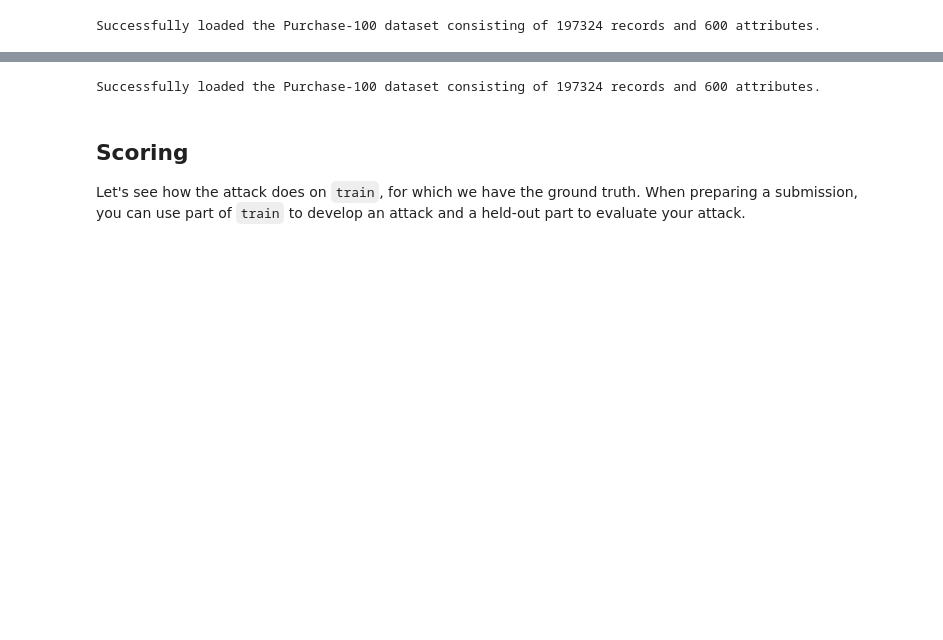
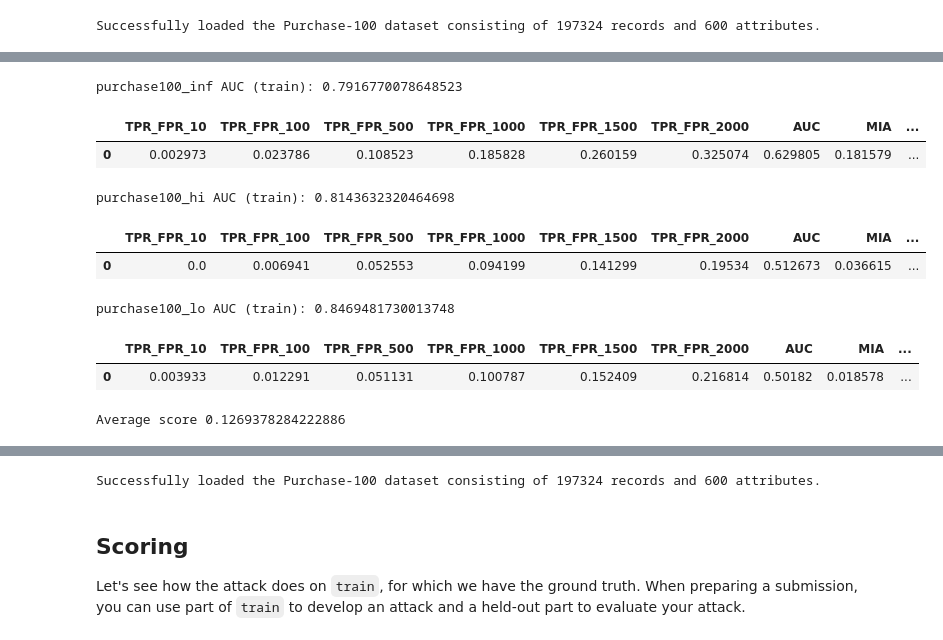
Before and after one commit to iamgroot42/MICO, a Jupyter notebook: starting-kit/purchase100.ipynb, the cells around one changed output, grey strips where cells are left out. Drawn from its saved outputs; the diff is of its cells as text; code cells hidden in the pictures; blank space fills up the shorter version.

```diff
--- a/starting-kit/purchase100.ipynb
+++ b/starting-kit/purchase100.ipynb
@@ -162,0 +99,6 @@ def neighborhood_and_loss(model, features, labels, as_features: bool = False):
+# %%
+def get_losses(model, features, labels):
+    output = model(features)
+    criterion = torch.nn.CrossEntropyLoss(reduction='none')
+    predictions = -criterion(output, labels).detach().cpu().numpy()
+    return predictions
@@ -334,0 +292,68 @@ def approximate_retraining_attack(model, x, challenge_dataset):
+# %%
+from sklearn.ensemble import RandomForestClassifier
+from sklearn.neural_network import MLPClassifier
+from sklearn.model_selection import train_test_split
+from sklearn.neighbors import KNeighborsClassifier
+from sklearn.naive_bayes import GaussianNB
+from sklearn.svm import SVC
+from sklearn.discriminant_analysis import QuadraticDiscriminantAnalysis
+from sklearn import preprocessing
+from sklearn.inspection import permutation_importance
+from sklearn.tree import DecisionTreeClassifier
+from sklearn.svm import SVC
+from sklearn.linear_model import LogisticRegression
+from sklearn.preprocessing import StandardScaler
+from sklearn.pipeline import make_pipeline
+
+# Train different meta-classifiers per scenario
+CHALLENGE = "purchase100"
+scenarios = os.listdir(CHALLENGE)
+# meta_clfs = {x: RandomForestClassifier(max_depth=4) for x in X_for_meta.keys()}
+meta_clfs = {x: RandomForestClassifier(max_depth=10) for x in X_for_meta.keys()}
+# meta_clfs = {x: make_pipeline(StandardScaler(), LogisticRegression()) for x in X_for_meta.keys()}
+# meta_clfs = {x: LogisticRegression(n_jobs=-1) for x in X_for_meta.keys()}
+# meta_clfs = {x: GaussianNB() for x in X_for_meta.keys()}
+
+avg = 0
+for sc in scenarios:
+    X_train, X_test, y_train, y_test = train_test_split(X_for_meta[sc], Y_for_meta[sc], test_size=0.2)
+
+    meta_clfs[sc].fit(X_train, y_train)
+    preds = meta_clfs[sc].predict_proba(X_test)[:, 1]
+    preds_train = meta_clfs[sc].predict_proba(X_train)[:, 1]
+
+    print(f"{sc} AUC (train): {roc_auc_score(y_train, preds_train)}")
+    scores = score(y_test, preds)
+    scores.pop('fpr', None)
+    scores.pop('tpr', None)
+    display(pd.DataFrame([scores]))
+    avg += scores['TPR_FPR_1000']
+print("Average score", avg / 3)
+
+#     scores = score(y_test, preds)
+#     fpr = scores['fpr']
+#     tpr = scores['tpr']
+    #fig = generate_roc(fpr, tpr)
+    #fig.suptitle(f"{sc}", x=-0.1, y=0.5)
+    #fig.tight_layout(pad=1.0)
+
+#     result = permutation_importance(meta_clfs[sc], X_test, y_test, n_repeats=10, random_state=42, n_jobs=-1)
+#     forest_importances = pd.Series(result.importances_mean) #, index=feature_names)
+
+#     fig, ax = plt.subplots()
+#     forest_importances.plot.bar(yerr=result.importances_std, ax=ax)
+#     ax.set_title(f"{sc} : Feature importances using permutation")
+#     ax.set_ylabel("Mean accuracy decrease")
+#     fig.tight_layout()
+#     plt.show()
+# %% [output]
+purchase100_inf AUC (train): 0.7916770078648523
+|  | TPR_FPR_10 | TPR_FPR_100 | TPR_FPR_500 | TPR_FPR_1000 | TPR_FPR_1500 | TPR_FPR_2000 | AUC | MIA | ... |
+| 0 | 0.002973 | 0.023786 | 0.108523 | 0.185828 | 0.260159 | 0.325074 | 0.629805 | 0.181579 | ... |
+purchase100_hi AUC (train): 0.8143632320464698
+|  | TPR_FPR_10 | TPR_FPR_100 | TPR_FPR_500 | TPR_FPR_1000 | TPR_FPR_1500 | TPR_FPR_2000 | AUC | MIA | ... |
+| 0 | 0.0 | 0.006941 | 0.052553 | 0.094199 | 0.141299 | 0.19534 | 0.512673 | 0.036615 | ... |
+purchase100_lo AUC (train): 0.8469481730013748
+|  | TPR_FPR_10 | TPR_FPR_100 | TPR_FPR_500 | TPR_FPR_1000 | TPR_FPR_1500 | TPR_FPR_2000 | AUC | MIA | ... |
+| 0 | 0.003933 | 0.012291 | 0.051131 | 0.100787 | 0.152409 | 0.216814 | 0.50182 | 0.018578 | ... |
+Average score 0.1269378284222886
```
Also changed, not shown: parts of 32 cells of this notebook, 10 other files.
